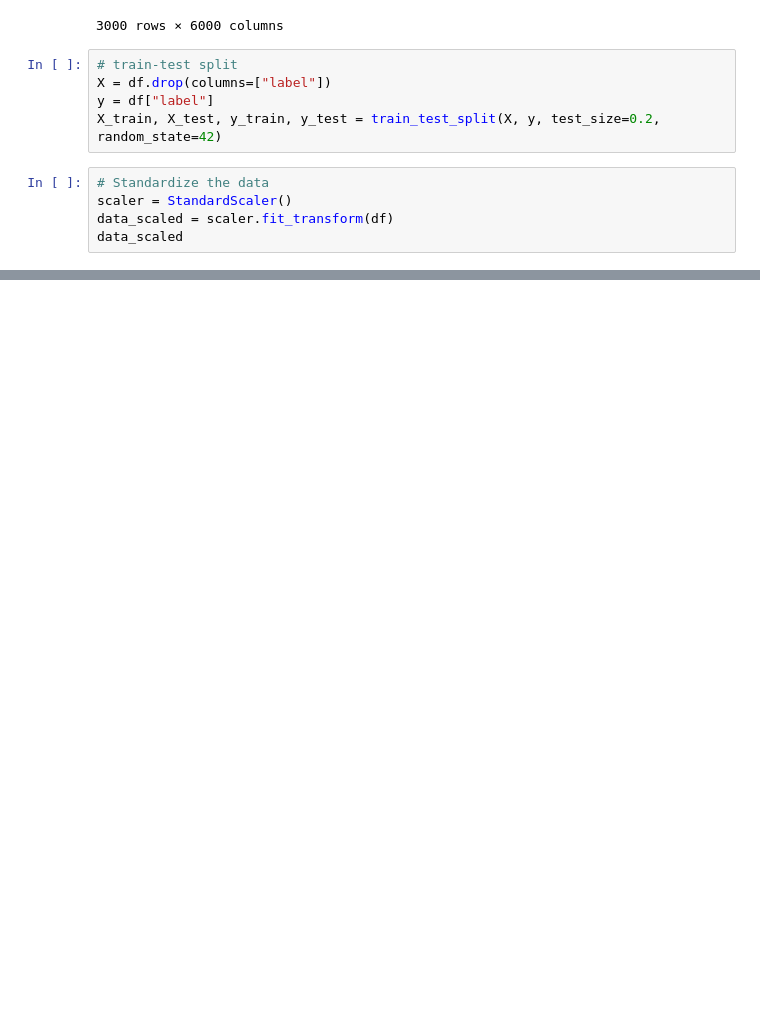
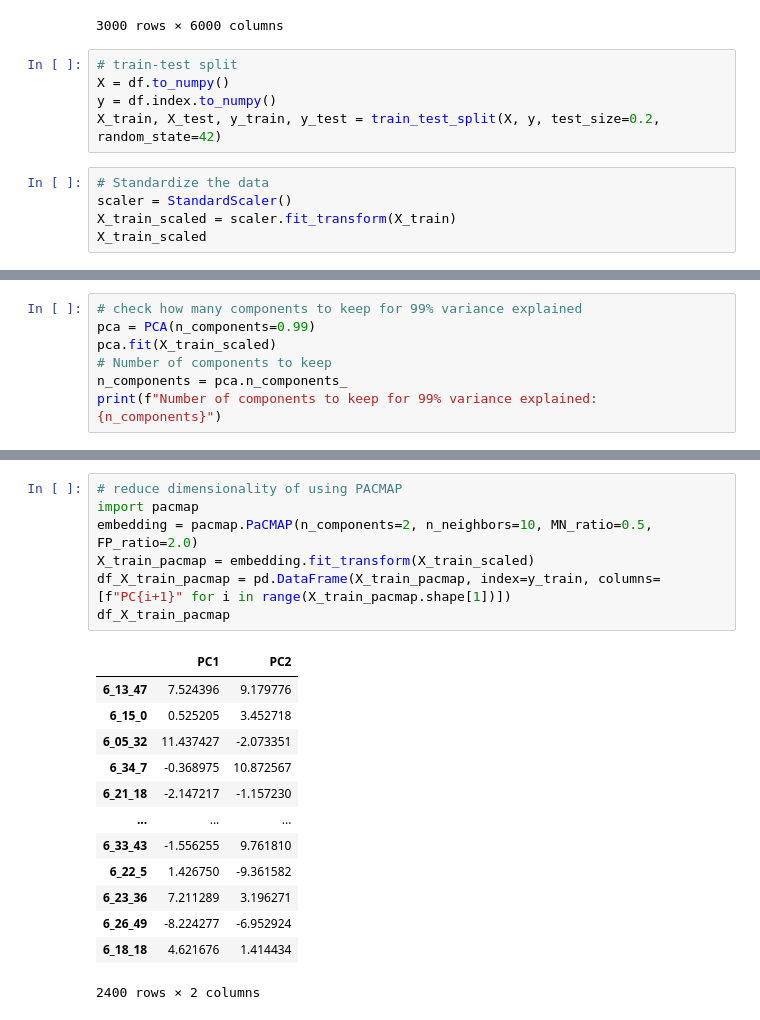
Before and after one commit to Ishikawa7/Audio_anomalies_detection_test, a Jupyter notebook: PCA_analysis.ipynb, the cells around one changed output, grey strips where cells are left out. Drawn from its saved outputs; the diff is of its cells as text; blank space fills up the shorter version.

```diff
--- a/PCA_analysis.ipynb
+++ b/PCA_analysis.ipynb
@@ -22,12 +22,12 @@ df
 3000 rows × 6000 columns
 # %%
 # train-test split
-X = df.drop(columns=["label"])
-y = df["label"]
+X = df.to_numpy()
+y = df.index.to_numpy()
 X_train, X_test, y_train, y_test = train_test_split(X, y, test_size=0.2, random_state=42)
 # %%
 # Standardize the data
 scaler = StandardScaler()
-data_scaled = scaler.fit_transform(df)
-data_scaled
+X_train_scaled = scaler.fit_transform(X_train)
+X_train_scaled
 # %% [output]
@@ -46,0 +49,7 @@ array([[ 0.92584636,  0.13992307, -0.35932073, ..., -0.27500836,
+# %%
+# check how many components to keep for 99% variance explained
+pca = PCA(n_components=0.99)
+pca.fit(X_train_scaled)
+# Number of components to keep
+n_components = pca.n_components_
+print(f"Number of components to keep for 99% variance explained: {n_components}")
@@ -46,0 +76,21 @@ array([[ 0.92584636,  0.13992307, -0.35932073, ..., -0.27500836,
+# %%
+# reduce dimensionality of using PACMAP
+import pacmap
+embedding = pacmap.PaCMAP(n_components=2, n_neighbors=10, MN_ratio=0.5, FP_ratio=2.0)
+X_train_pacmap = embedding.fit_transform(X_train_scaled)
+df_X_train_pacmap = pd.DataFrame(X_train_pacmap, index=y_train, columns=[f"PC{i+1}" for i in range(X_train_pacmap.shape[1])])
+df_X_train_pacmap
+# %% [output]
+|  | PC1 | PC2 |
+| 6_13_47 | 7.524396 | 9.179776 |
+| 6_15_0 | 0.525205 | 3.452718 |
+| 6_05_32 | 11.437427 | -2.073351 |
+| 6_34_7 | -0.368975 | 10.872567 |
+| 6_21_18 | -2.147217 | -1.157230 |
+| ... | ... | ... |
+| 6_33_43 | -1.556255 | 9.761810 |
+| 6_22_5 | 1.426750 | -9.361582 |
+| 6_23_36 | 7.211289 | 3.196271 |
+| 6_26_49 | -8.224277 | -6.952924 |
+| 6_18_18 | 4.621676 | 1.414434 |
+2400 rows × 2 columns
```
Also changed, not shown: parts of 5 cells of this notebook, 2 other files.
